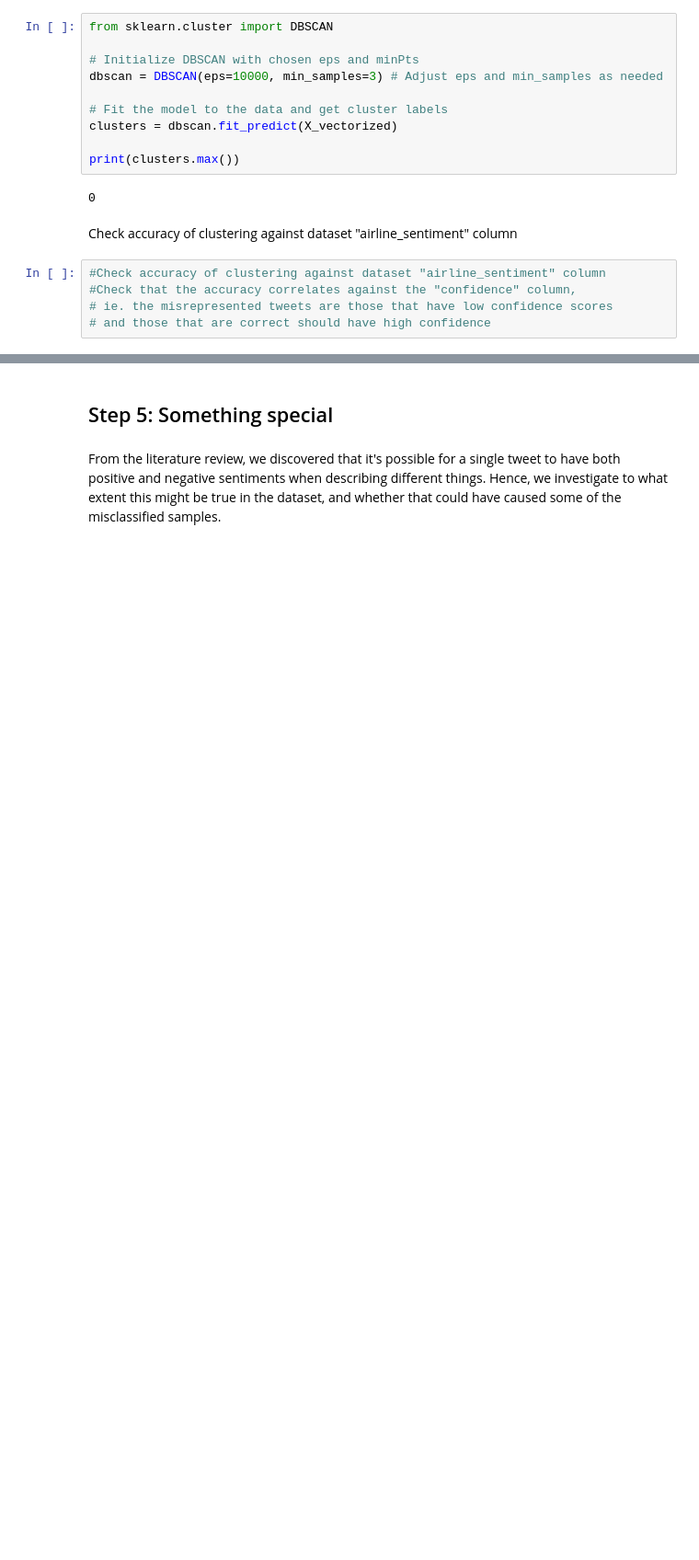
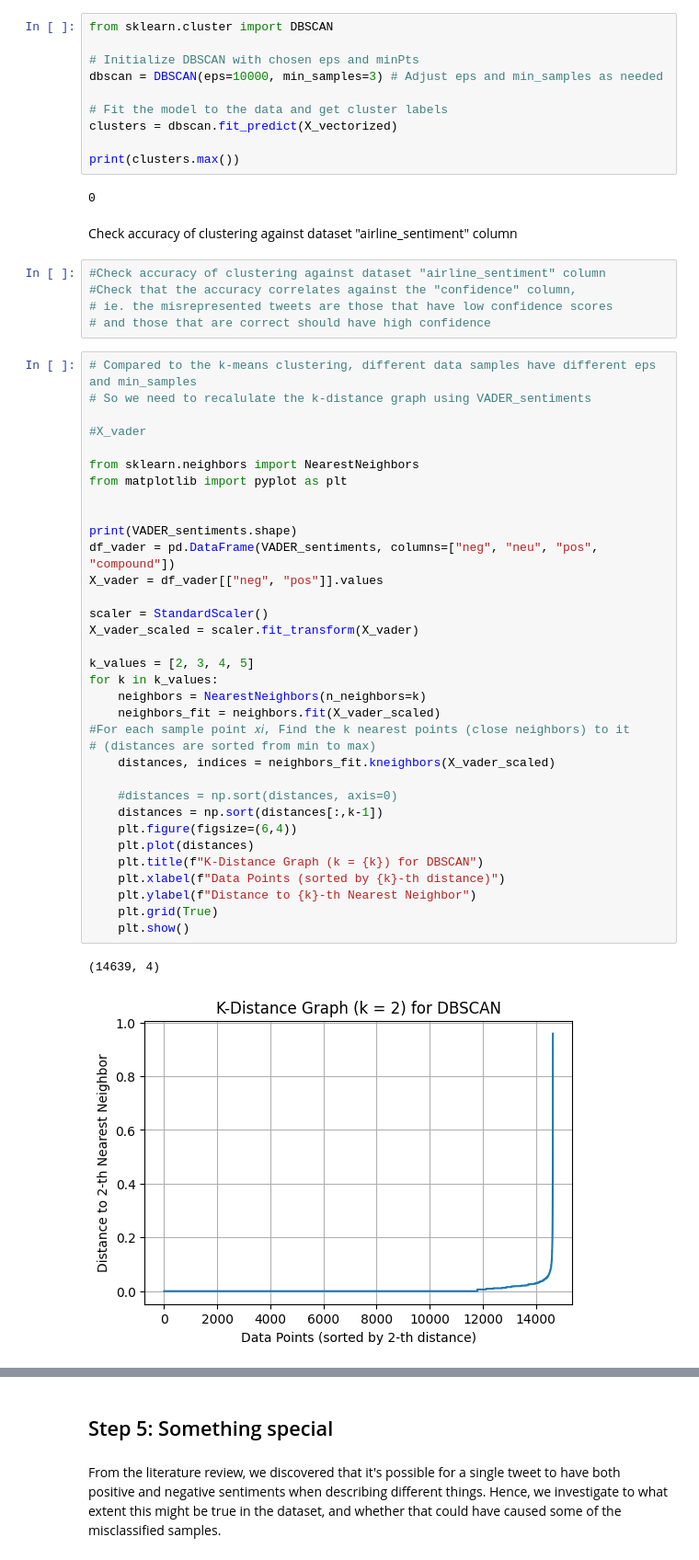
Before and after one commit to NomadZhang/MSI5001, a Jupyter notebook: main.ipynb, the cells around one changed output, grey strips where cells are left out. Shown at 92% size. Drawn from its saved outputs; the diff is of its cells as text; blank space fills up the shorter version.

```diff
--- a/main.ipynb
+++ b/main.ipynb
@@ -882,3 +915,40 @@ Check accuracy of clustering against dataset "airline_sentiment" column
 #Check that the accuracy correlates against the "confidence" column,
 # ie. the misrepresented tweets are those that have low confidence scores
 # and those that are correct should have high confidence
+# %%
+# Compared to the k-means clustering, different data samples have different eps and min_samples
+# So we need to recalulate the k-distance graph using VADER_sentiments
+
+#X_vader
+
+from sklearn.neighbors import NearestNeighbors
+from matplotlib import pyplot as plt
+
+
+print(VADER_sentiments.shape)
+df_vader = pd.DataFrame(VADER_sentiments, columns=["neg", "neu", "pos", "compound"])
+X_vader = df_vader[["neg", "pos"]].values
+
+scaler = StandardScaler()
+X_vader_scaled = scaler.fit_transform(X_vader)
+
+k_values = [2, 3, 4, 5]
+for k in k_values:
+    neighbors = NearestNeighbors(n_neighbors=k)
+    neighbors_fit = neighbors.fit(X_vader_scaled)
+#For each sample point 𝑥𝑖, Find the k nearest points (close neighbors) to it
+# (distances are sorted from min to max)
+    distances, indices = neighbors_fit.kneighbors(X_vader_scaled)
+
+    #distances = np.sort(distances, axis=0)
+    distances = np.sort(distances[:,k-1])
+    plt.figure(figsize=(6,4))
+    plt.plot(distances)
+    plt.title(f"K-Distance Graph (k = {k}) for DBSCAN")
+    plt.xlabel(f"Data Points (sorted by {k}-th distance)")
+    plt.ylabel(f"Distance to {k}-th Nearest Neighbor")
+    plt.grid(True)
+    plt.show()
+# %% [output]
+(14639, 4)
+[figure, added]
```
Also changed, not shown: parts of 3 cells of this notebook.
